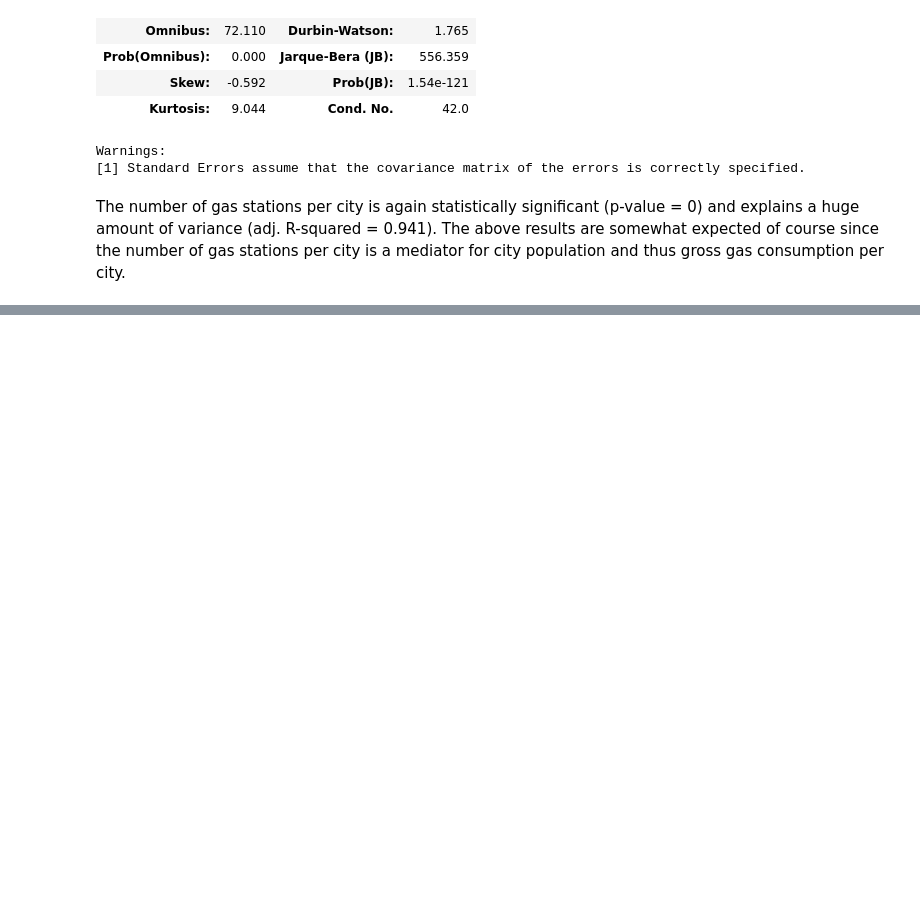
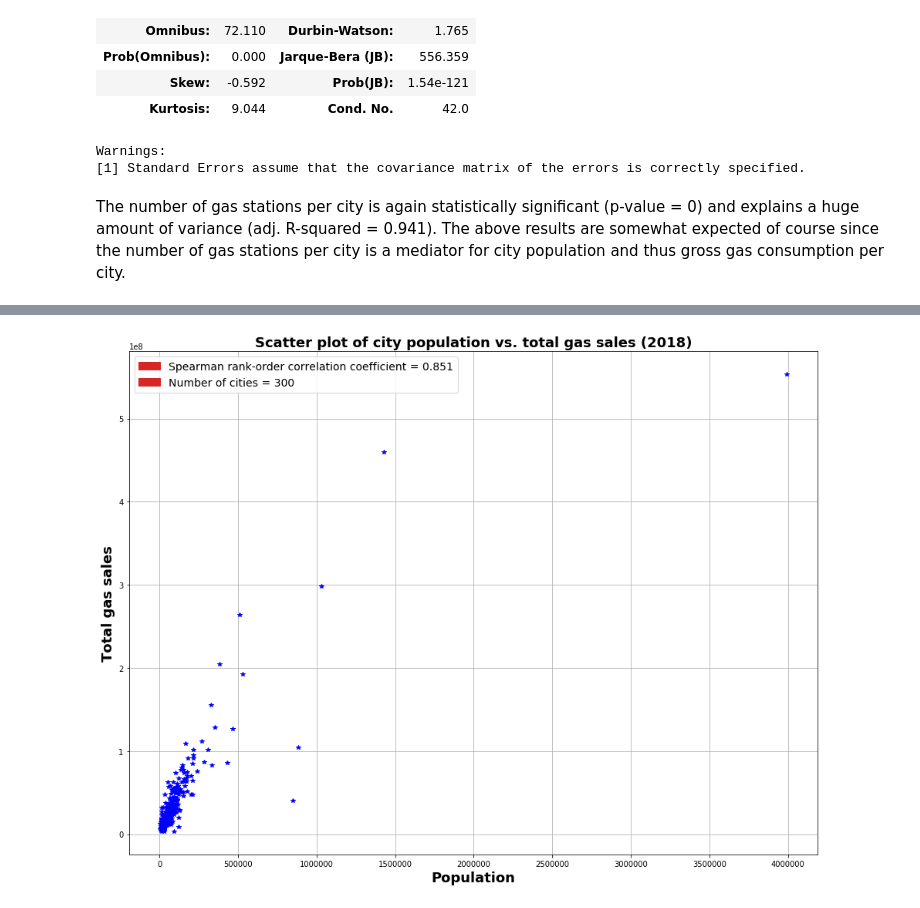
Before and after one commit to Abdoulis21/Coltura, a Jupyter notebook: Coltura_Gazoline.ipynb, the cells around one changed output, grey strips where cells are left out. Drawn from its saved outputs; the diff is of its cells as text; code cells hidden in the pictures; blank space fills up the shorter version.

```diff
--- a/Coltura_Gazoline.ipynb
+++ b/Coltura_Gazoline.ipynb
@@ -228,0 +306,14 @@ The number of gas stations per city is again statistically significant (p-value
+# %%
+fig = plt.figure(figsize=(16,12))
+plt.plot(dataAll["Population"].astype("int"),dataAll["Total Gasoline Sales.9"], "b*")
+plt.grid(True)
+plt.xlabel("Population",fontsize = 18, fontweight='bold')
+plt.ylabel("Total gas sales", fontsize = 18, fontweight='bold')
+plt.title("Scatter plot of city population vs. total gas sales (2018)",fontsize = 18, fontweight='bold')
+red1 = mpatches.Patch(color='#d62728', label="Spearman rank-order correlation coefficient = " + '{:.3f}'.format(scipy.stats.spearmanr(dataAll["Population"].astype("int"),dataAll["Total Gasoline Sales.9"])[0]))
+red2 = mpatches.Patch(color='#d62728', label="Number of cities = " + repr(dataAll.shape[0]))
+plt.legend(handles=[red1,red2],loc=0,fontsize=14)
+#plt.savefig("C:/Users/abazh/Desktop/meanReporting.png", dpu=300)
+plt.show(fig)
+# %% [output]
+[figure, added]
```
Also changed, not shown: parts of 31 cells of this notebook.
